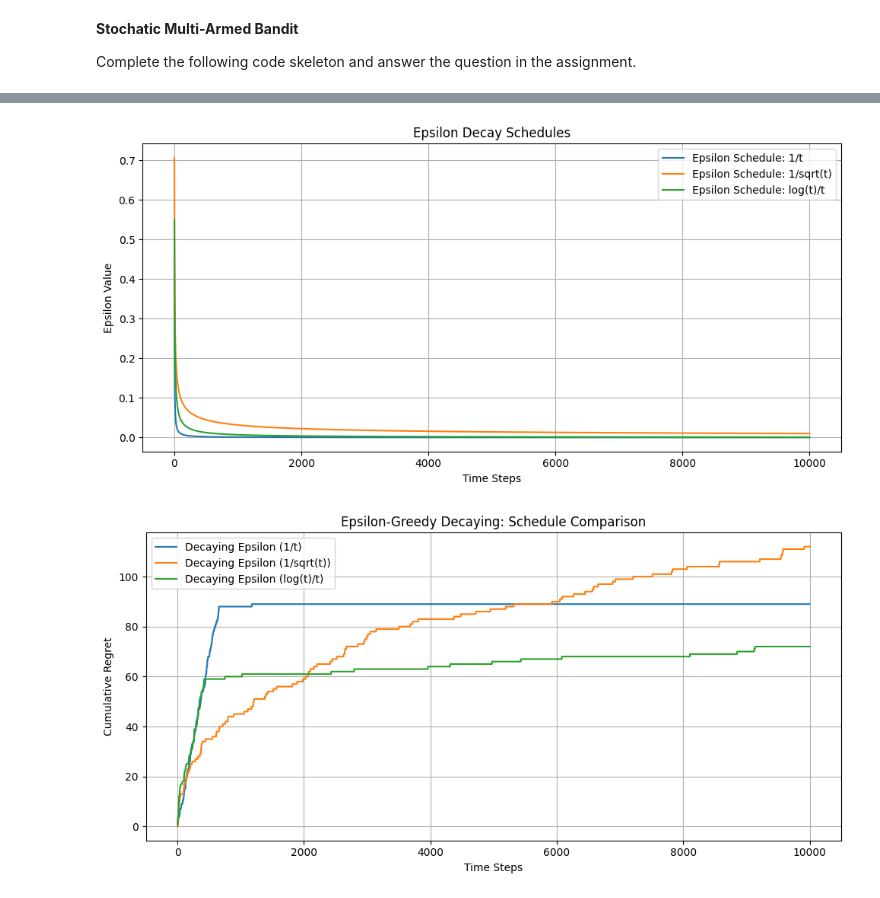
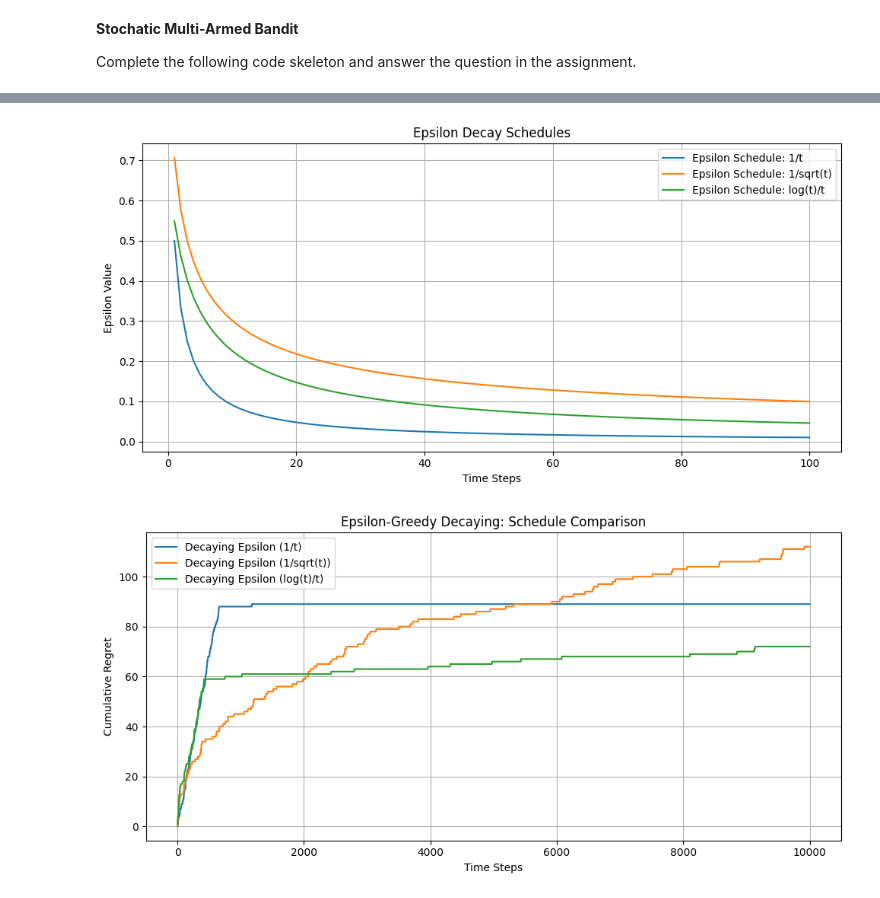
Before and after one commit to omerkarahasanoglu/Research-Skills, a Jupyter notebook: MAB_Assignment-Erik.ipynb, the cells around one changed output, grey strips where cells are left out. Drawn from its saved outputs; the diff is of its cells as text; code cells hidden in the pictures.

```diff
--- a/MAB_Assignment-Erik.ipynb
+++ b/MAB_Assignment-Erik.ipynb
@@ -199,28 +199,28 @@ plt.show()
 # %%
-num_steps = 10000
+num_steps = 100
 t_values = np.arange(1, num_steps + 1)
 
 # Epsilon schedule functions
 schedules = {
     '1/t': lambda t: 1 / (t + 1),
     '1/sqrt(t)': lambda t: 1 / np.sqrt(t + 1),
     'log(t)/t': lambda t: np.log(t + 2) / (t + 1)
 }
 
 plt.figure(figsize=(10, 5))
 for name, schedule in schedules.items():
     epsilon_values = [schedule(t) for t in t_values]
     plt.plot(t_values, epsilon_values, label=f'Epsilon Schedule: {name}')
 
 plt.xlabel("Time Steps")
 plt.ylabel("Epsilon Value")
 plt.title("Epsilon Decay Schedules")
 plt.legend()
 plt.grid(True)
 plt.tight_layout()
 plt.show()
 # %% [output]
-[figure, old version]
+[figure, new version]
 # %%
 def run_experiment(schedule_name, schedule_fn, num_arms, reward_means, num_steps):
     env = BanditEnvironment(num_arms, reward_means)
```
Also changed, not shown: parts of 2 cells of this notebook, 1 other file.
